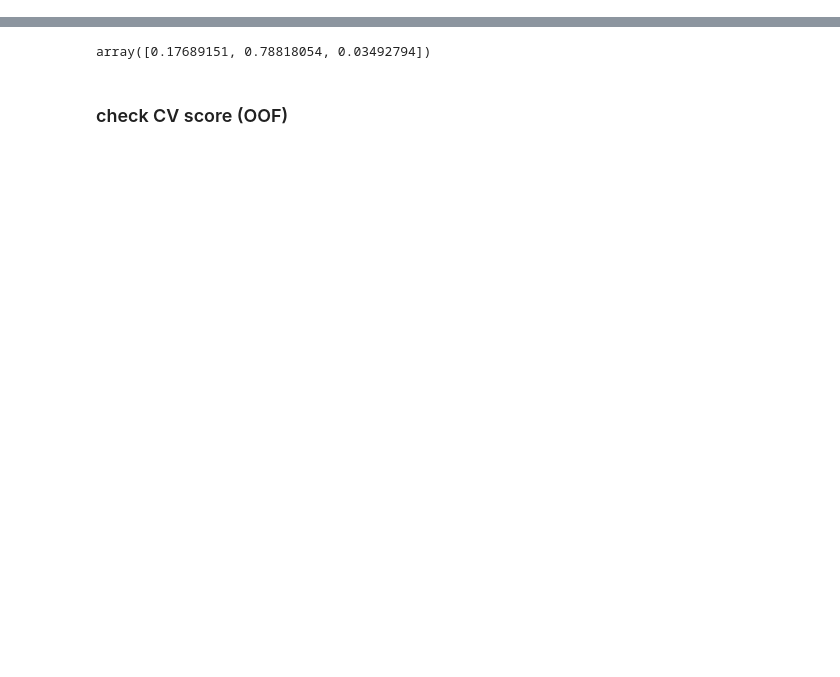
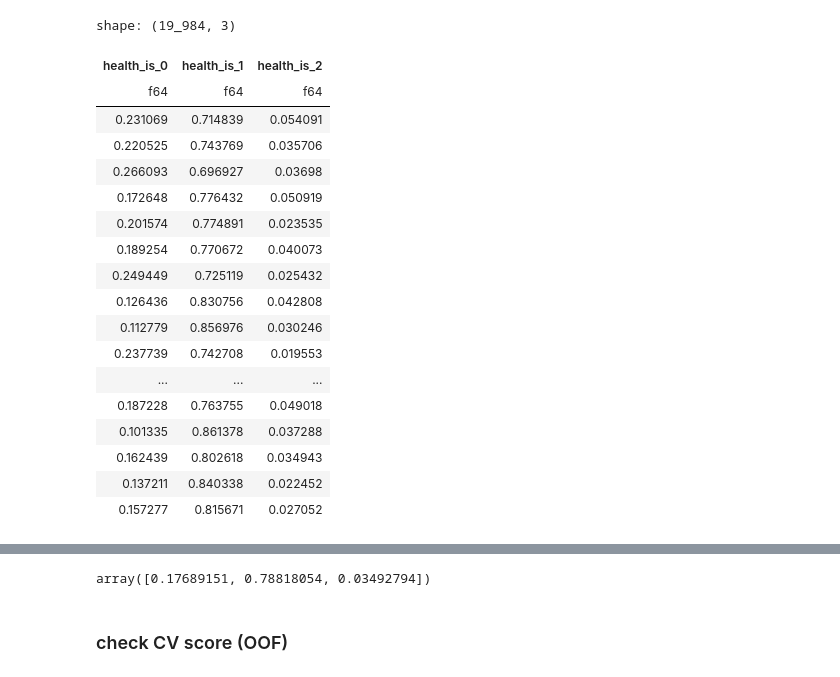
Before and after one commit to nkai8102/green, a Jupyter notebook: 30_postprocess.ipynb, the cells around one changed output, grey strips where cells are left out. Drawn from its saved outputs; the diff is of its cells as text; code cells hidden in the pictures; blank space fills up the shorter version.

```diff
--- a/30_postprocess.ipynb
+++ b/30_postprocess.ipynb
@@ -20,3 +20,25 @@ oof_pred_df = pl.read_csv(f"pred/oof_pred_{clf_feat}.csv")
 
 test = pl.read_csv(f"data/test.csv").rename({"": "idx"})
 test_pred_df = pl.read_csv(f"pred/test_pred_{clf_feat}.csv")
+# %%
+oof_pred_df
+# %% [output]
+shape: (19_984, 3)
+| health_is_0 | health_is_1 | health_is_2 |
+| f64 | f64 | f64 |
+| 0.231069 | 0.714839 | 0.054091 |
+| 0.220525 | 0.743769 | 0.035706 |
+| 0.266093 | 0.696927 | 0.03698 |
+| 0.172648 | 0.776432 | 0.050919 |
+| 0.201574 | 0.774891 | 0.023535 |
+| 0.189254 | 0.770672 | 0.040073 |
+| 0.249449 | 0.725119 | 0.025432 |
+| 0.126436 | 0.830756 | 0.042808 |
+| 0.112779 | 0.856976 | 0.030246 |
+| 0.237739 | 0.742708 | 0.019553 |
+| ... | ... | ... |
+| 0.187228 | 0.763755 | 0.049018 |
+| 0.101335 | 0.861378 | 0.037288 |
+| 0.162439 | 0.802618 | 0.034943 |
+| 0.137211 | 0.840338 | 0.022452 |
+| 0.157277 | 0.815671 | 0.027052 |
```
Also changed, not shown: parts of 8 cells of this notebook, 30 other files.
